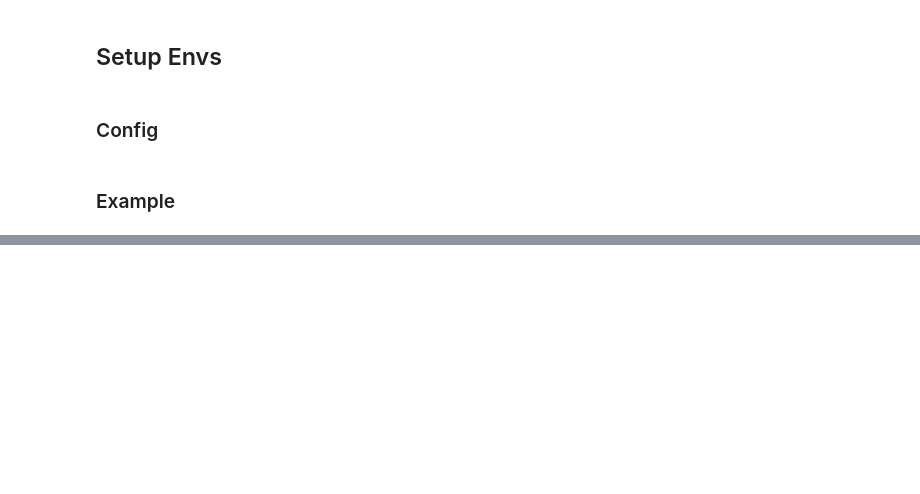
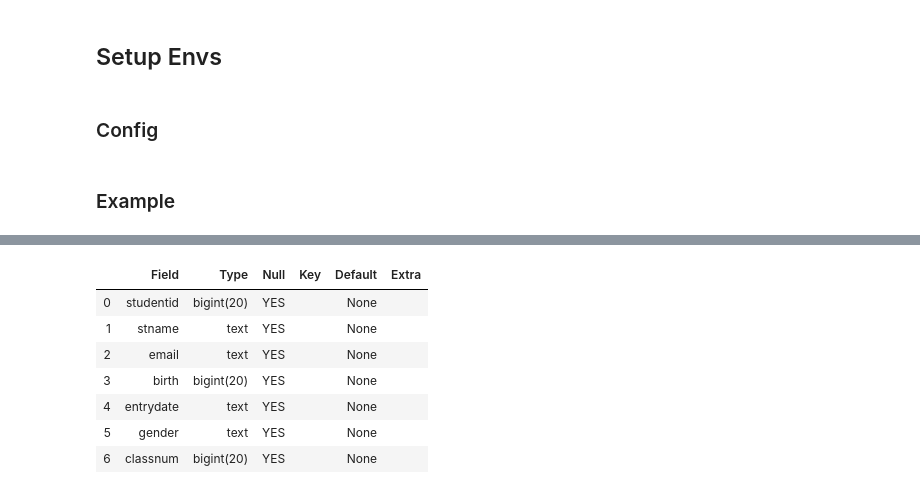
Before and after one commit to hpzju/DataScience, a Jupyter notebook: DS/MySQL.ipynb, the cells around one changed output, grey strips where cells are left out. Cells and saved outputs as stored; diff of their text form; code cells hidden in the pictures; blank space fills up the shorter version.

```diff
--- a/DS/MySQL.ipynb
+++ b/DS/MySQL.ipynb
@@ -120,0 +418,11 @@ with MySQLDB() as db:
+# %%
+pd.read_sql_query("desc students", mydb)
+# %% [output]
+|  | Field | Type | Null | Key | Default | Extra |
+| 0 | studentid | bigint(20) | YES |  | None |  |
+| 1 | stname | text | YES |  | None |  |
+| 2 | email | text | YES |  | None |  |
+| 3 | birth | bigint(20) | YES |  | None |  |
+| 4 | entrydate | text | YES |  | None |  |
+| 5 | gender | text | YES |  | None |  |
+| 6 | classnum | bigint(20) | YES |  | None |  |
```
Also changed, not shown: parts of 81 cells of this notebook, 43 other files.
